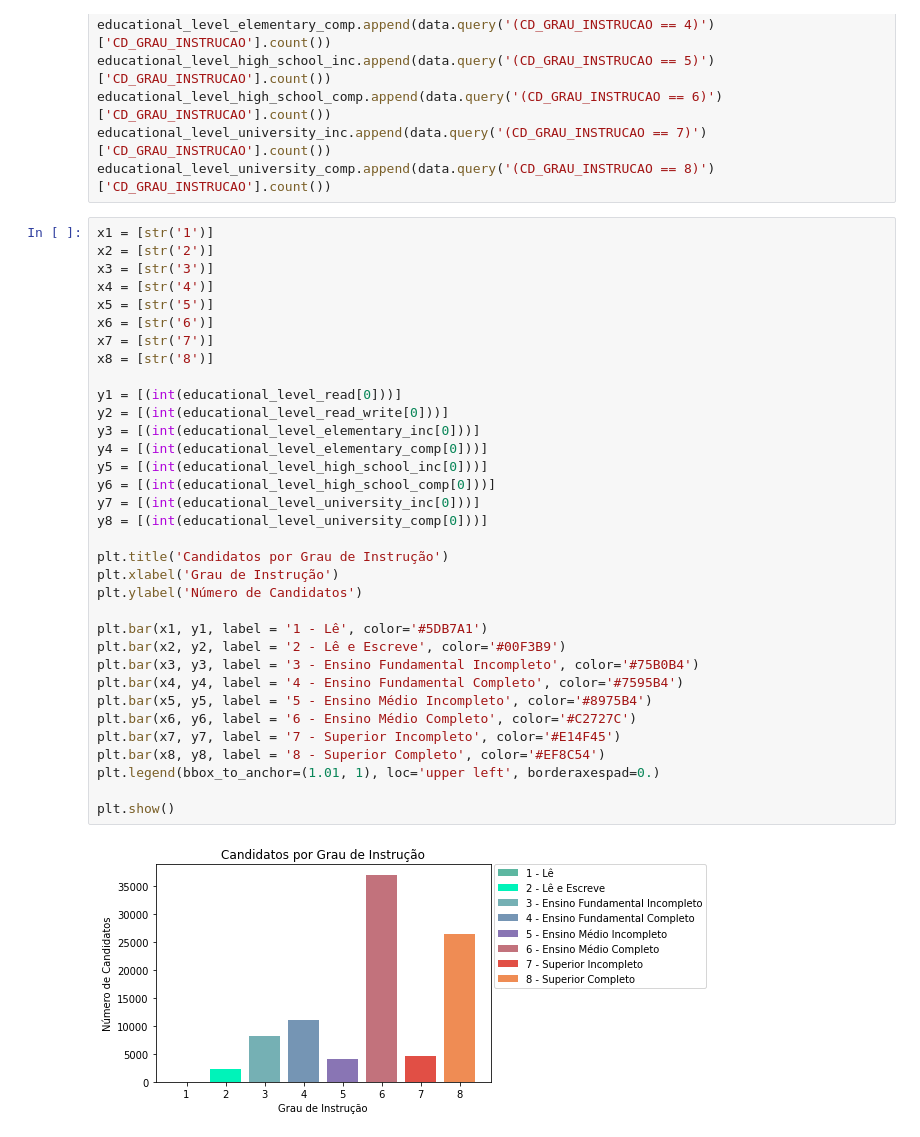
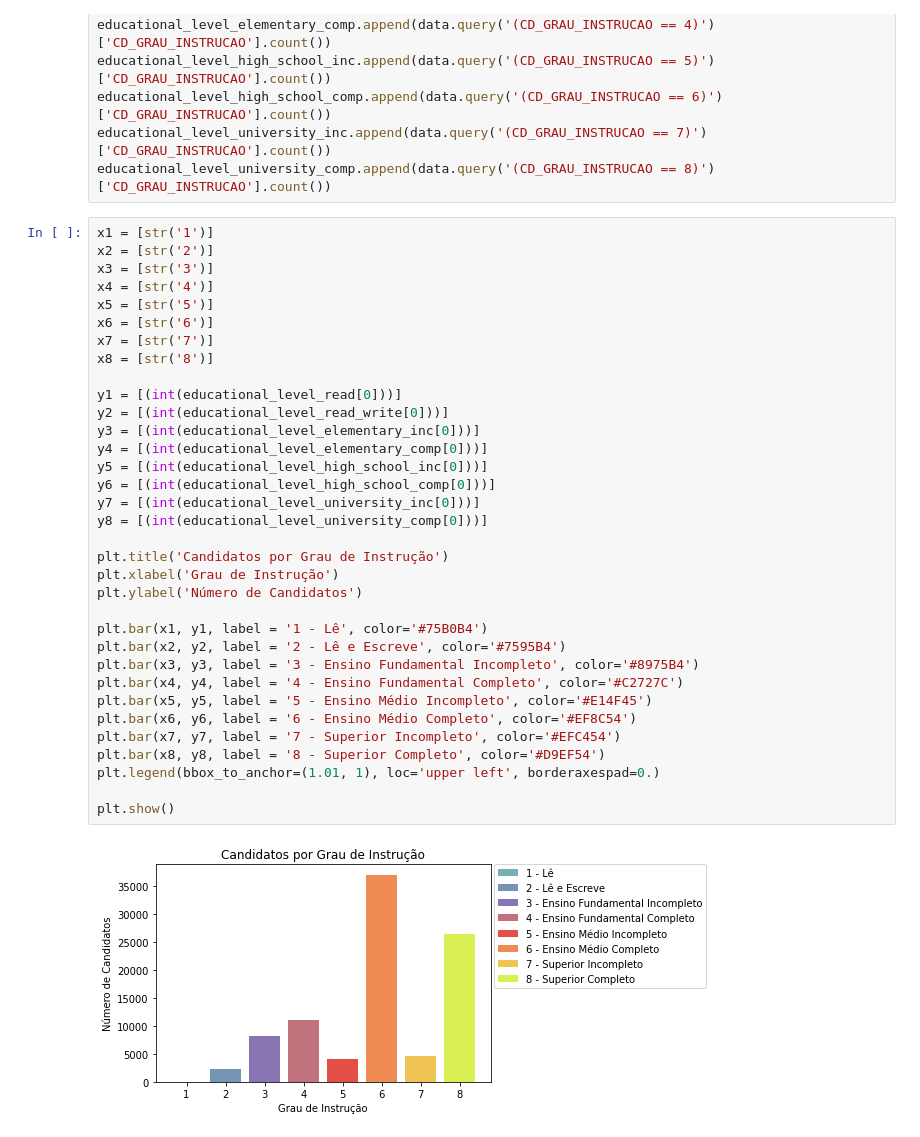
Before and after one commit to EvandroRBR/perfil-candidatos-eleicoes-2020, a Jupyter notebook: perfil-candidatos-eleicoes-2020.ipynb, the cells around one changed output. Saved outputs shown, nothing was run; the diff lists cells and outputs as text.

```diff
--- a/perfil-candidatos-eleicoes-2020.ipynb
+++ b/perfil-candidatos-eleicoes-2020.ipynb
@@ -89,39 +75,39 @@ educational_level_university_comp.append(data.query('(CD_GRAU_INSTRUCAO == 8)')[
 # %%
 x1 = [str('1')]
 x2 = [str('2')]
 x3 = [str('3')]
 x4 = [str('4')]
 x5 = [str('5')]
 x6 = [str('6')]
 x7 = [str('7')]
 x8 = [str('8')]
 
 y1 = [(int(educational_level_read[0]))]
 y2 = [(int(educational_level_read_write[0]))]
 y3 = [(int(educational_level_elementary_inc[0]))]
 y4 = [(int(educational_level_elementary_comp[0]))]
 y5 = [(int(educational_level_high_school_inc[0]))]
 y6 = [(int(educational_level_high_school_comp[0]))]
 y7 = [(int(educational_level_university_inc[0]))]
 y8 = [(int(educational_level_university_comp[0]))]
 
 plt.title('Candidatos por Grau de Instrução')
 plt.xlabel('Grau de Instrução')
 plt.ylabel('Número de Candidatos')
 
-plt.bar(x1, y1, label = '1 - Lê', color='#5DB7A1')
-plt.bar(x2, y2, label = '2 - Lê e Escreve', color='#00F3B9')
-plt.bar(x3, y3, label = '3 - Ensino Fundamental Incompleto', color='#75B0B4')
-plt.bar(x4, y4, label = '4 - Ensino Fundamental Completo', color='#7595B4')
-plt.bar(x5, y5, label = '5 - Ensino Médio Incompleto', color='#8975B4')
-plt.bar(x6, y6, label = '6 - Ensino Médio Completo', color='#C2727C')
-plt.bar(x7, y7, label = '7 - Superior Incompleto', color='#E14F45')
-plt.bar(x8, y8, label = '8 - Superior Completo', color='#EF8C54')
+plt.bar(x1, y1, label = '1 - Lê', color='#75B0B4')
+plt.bar(x2, y2, label = '2 - Lê e Escreve', color='#7595B4')
+plt.bar(x3, y3, label = '3 - Ensino Fundamental Incompleto', color='#8975B4')
+plt.bar(x4, y4, label = '4 - Ensino Fundamental Completo', color='#C2727C')
+plt.bar(x5, y5, label = '5 - Ensino Médio Incompleto', color='#E14F45')
+plt.bar(x6, y6, label = '6 - Ensino Médio Completo', color='#EF8C54')
+plt.bar(x7, y7, label = '7 - Superior Incompleto', color='#EFC454')
+plt.bar(x8, y8, label = '8 - Superior Completo', color='#D9EF54')
 plt.legend(bbox_to_anchor=(1.01, 1), loc='upper left', borderaxespad=0.)
 
 plt.show()
 # %% [output]
-[figure, old version]
+[figure, new version]
 # %%
 labels = ['Lê e Escreve',
           'Ensino Fundamental Incompleto',
```
Also changed, not shown: parts of 7 cells of this notebook.
